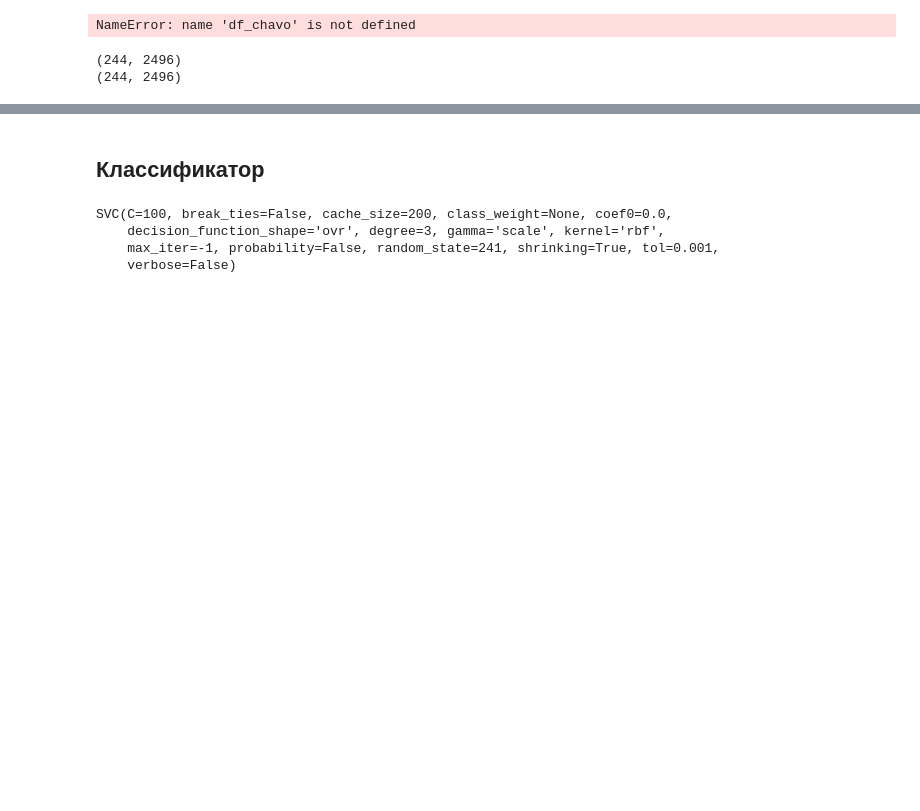
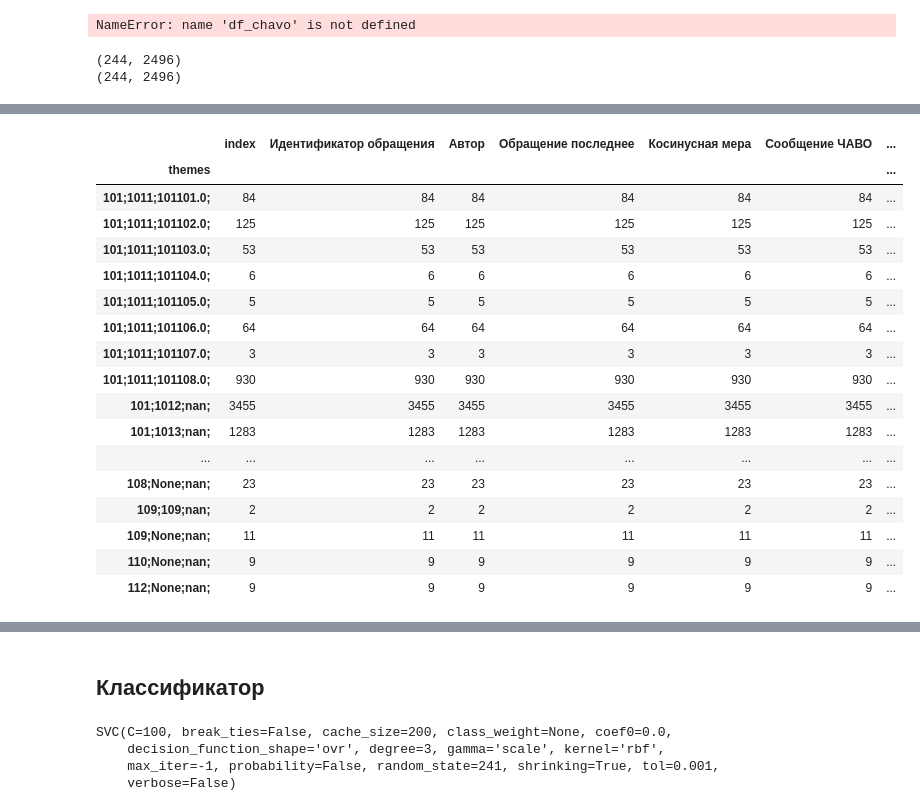
Before and after one commit to shushkova/diplom, a Jupyter notebook: td/classif/4.ipynb, the cells around one changed output, grey strips where cells are left out. Drawn from its saved outputs; the diff is of its cells as text; code cells hidden in the pictures; blank space fills up the shorter version.

```diff
--- a/td/classif/4.ipynb
+++ b/td/classif/4.ipynb
@@ -357,0 +373,5 @@ final.head(30)
+# %%
+#del final['themes']
+final['themes'] = ''
+for col in ['theme0', 'theme1', 'theme2']:
+    final['themes'] += (final[col].astype('str') + (';'))
@@ -357,0 +380,21 @@ final.head(30)
+# %%
+final.groupby('themes').count()
+# %% [output]
+|  | index | Идентификатор обращения | Автор | Обращение последнее | Косинусная мера | Сообщение ЧАВО | ... |
+| themes |  |  |  |  |  |  | ... |
+| 101;1011;101101.0; | 84 | 84 | 84 | 84 | 84 | 84 | ... |
+| 101;1011;101102.0; | 125 | 125 | 125 | 125 | 125 | 125 | ... |
+| 101;1011;101103.0; | 53 | 53 | 53 | 53 | 53 | 53 | ... |
+| 101;1011;101104.0; | 6 | 6 | 6 | 6 | 6 | 6 | ... |
+| 101;1011;101105.0; | 5 | 5 | 5 | 5 | 5 | 5 | ... |
+| 101;1011;101106.0; | 64 | 64 | 64 | 64 | 64 | 64 | ... |
+| 101;1011;101107.0; | 3 | 3 | 3 | 3 | 3 | 3 | ... |
+| 101;1011;101108.0; | 930 | 930 | 930 | 930 | 930 | 930 | ... |
+| 101;1012;nan; | 3455 | 3455 | 3455 | 3455 | 3455 | 3455 | ... |
+| 101;1013;nan; | 1283 | 1283 | 1283 | 1283 | 1283 | 1283 | ... |
+| ... | ... | ... | ... | ... | ... | ... | ... |
+| 108;None;nan; | 23 | 23 | 23 | 23 | 23 | 23 | ... |
+| 109;109;nan; | 2 | 2 | 2 | 2 | 2 | 2 | ... |
+| 109;None;nan; | 11 | 11 | 11 | 11 | 11 | 11 | ... |
+| 110;None;nan; | 9 | 9 | 9 | 9 | 9 | 9 | ... |
+| 112;None;nan; | 9 | 9 | 9 | 9 | 9 | 9 | ... |
```
Also changed, not shown: parts of 42 cells of this notebook, 1 other file.
